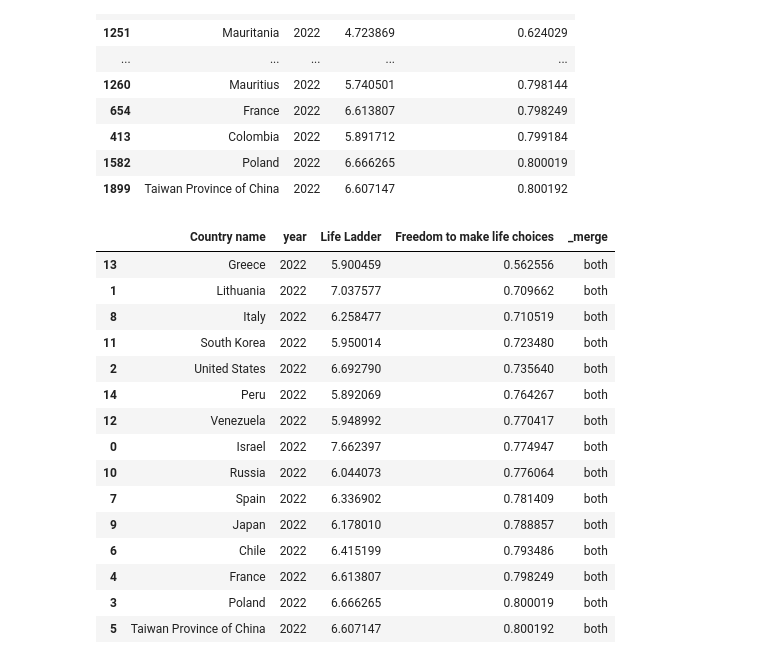
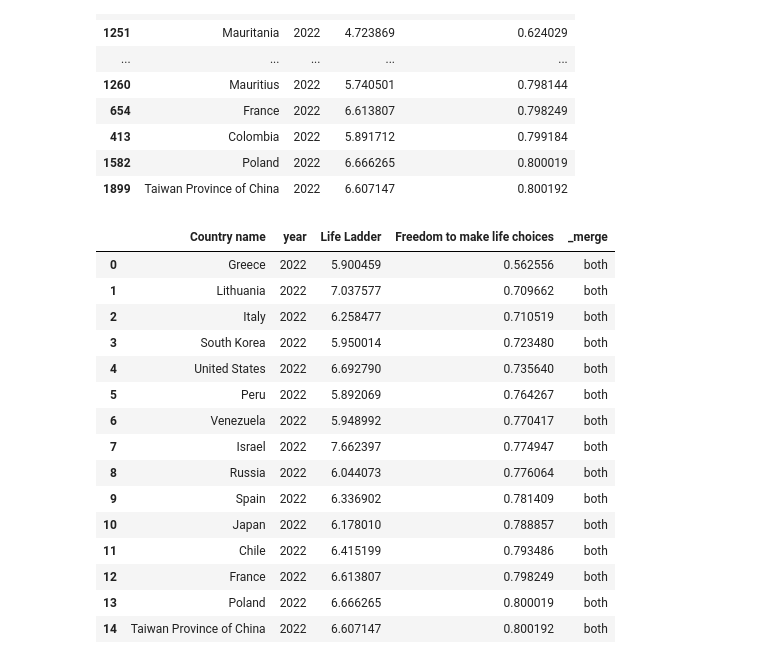
Before and after one commit to reneboygarcia/Bamboo-Weekly-by-Reuven-Lerner, a Jupyter notebook: BW_8-Happiness.ipynb, the cells around one changed output. Cells and saved outputs as stored; diff of their text form; code cells hidden in the pictures.

```diff
--- a/BW_8-Happiness.ipynb
+++ b/BW_8-Happiness.ipynb
@@ -252,27 +278,27 @@ df_bot_half_freedom
 # %%
 # Q6 -What countries, if any, are in top half of 2022 happiness score
 # and in the bottom half of 2022's "freedom to make life choices"?
 
 # Do a merge on inner to filter common countries
 df_merge = df_top_half_happiest.merge(df_bot_half_freedom, how="inner", validate="1:1", indicator=True)
-df_merge.sort_values(by=["Freedom to make life choices"])
+df_merge.sort_values(by=["Freedom to make life choices"]).reset_index(drop=True)
 
 # There are 15 countries that are in top half of 2022 happiness score
 # and in the bottom half of 2022's "freedom to make life choices"
 # %% [output]
 |  | Country name | year | Life Ladder | Freedom to make life choices | _merge |
-| 13 | Greece | 2022 | 5.900459 | 0.562556 | both |
+| 0 | Greece | 2022 | 5.900459 | 0.562556 | both |
 | 1 | Lithuania | 2022 | 7.037577 | 0.709662 | both |
-| 8 | Italy | 2022 | 6.258477 | 0.710519 | both |
-| 11 | South Korea | 2022 | 5.950014 | 0.723480 | both |
-| 2 | United States | 2022 | 6.692790 | 0.735640 | both |
-| 14 | Peru | 2022 | 5.892069 | 0.764267 | both |
-| 12 | Venezuela | 2022 | 5.948992 | 0.770417 | both |
-| 0 | Israel | 2022 | 7.662397 | 0.774947 | both |
-| 10 | Russia | 2022 | 6.044073 | 0.776064 | both |
-| 7 | Spain | 2022 | 6.336902 | 0.781409 | both |
-| 9 | Japan | 2022 | 6.178010 | 0.788857 | both |
-| 6 | Chile | 2022 | 6.415199 | 0.793486 | both |
-| 4 | France | 2022 | 6.613807 | 0.798249 | both |
-| 3 | Poland | 2022 | 6.666265 | 0.800019 | both |
-| 5 | Taiwan Province of China | 2022 | 6.607147 | 0.800192 | both |
+| 2 | Italy | 2022 | 6.258477 | 0.710519 | both |
+| 3 | South Korea | 2022 | 5.950014 | 0.723480 | both |
+| 4 | United States | 2022 | 6.692790 | 0.735640 | both |
+| 5 | Peru | 2022 | 5.892069 | 0.764267 | both |
+| 6 | Venezuela | 2022 | 5.948992 | 0.770417 | both |
+| 7 | Israel | 2022 | 7.662397 | 0.774947 | both |
+| 8 | Russia | 2022 | 6.044073 | 0.776064 | both |
+| 9 | Spain | 2022 | 6.336902 | 0.781409 | both |
+| 10 | Japan | 2022 | 6.178010 | 0.788857 | both |
+| 11 | Chile | 2022 | 6.415199 | 0.793486 | both |
+| 12 | France | 2022 | 6.613807 | 0.798249 | both |
+| 13 | Poland | 2022 | 6.666265 | 0.800019 | both |
+| 14 | Taiwan Province of China | 2022 | 6.607147 | 0.800192 | both |
```
Also changed, not shown: parts of 1 cell of this notebook, 1 other file.
